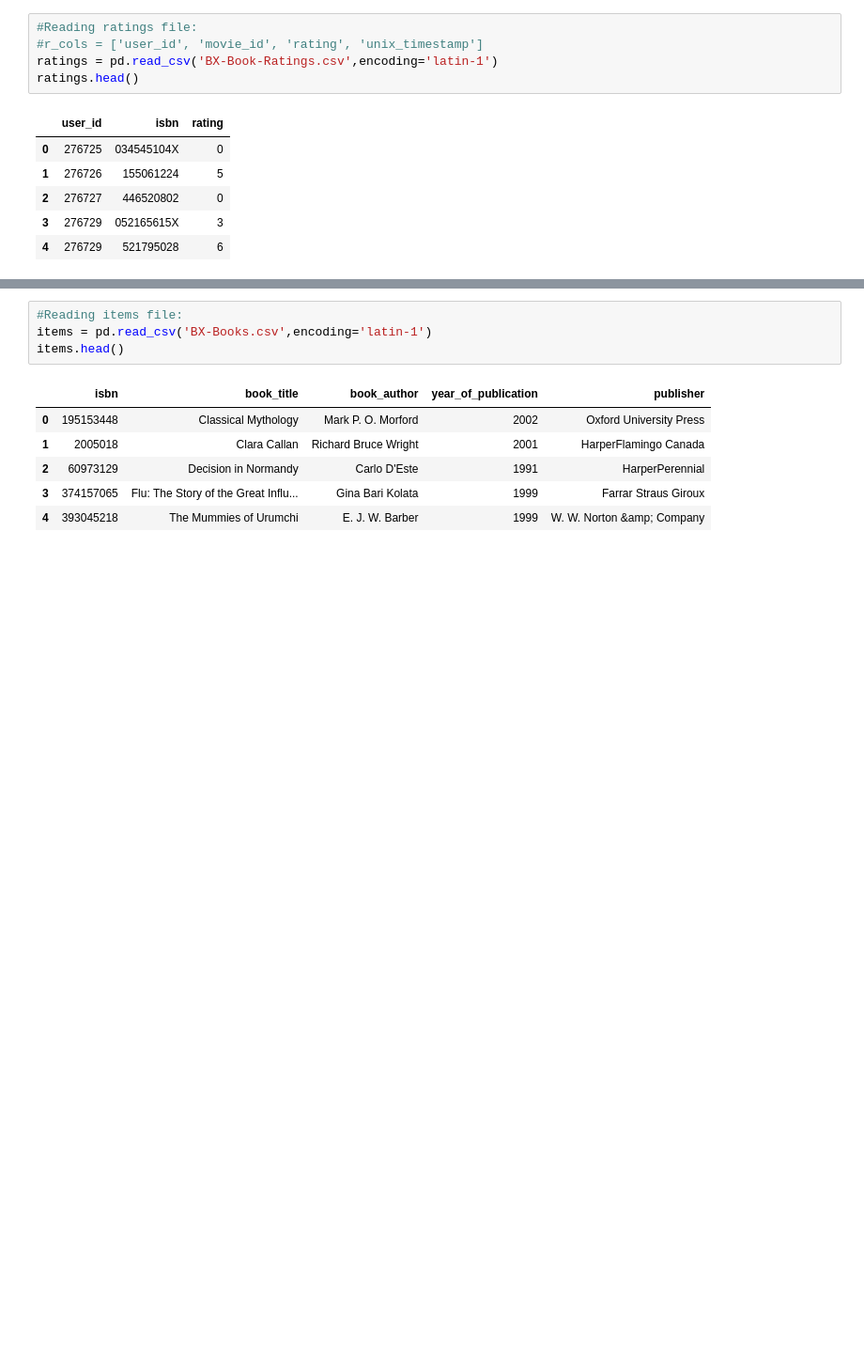
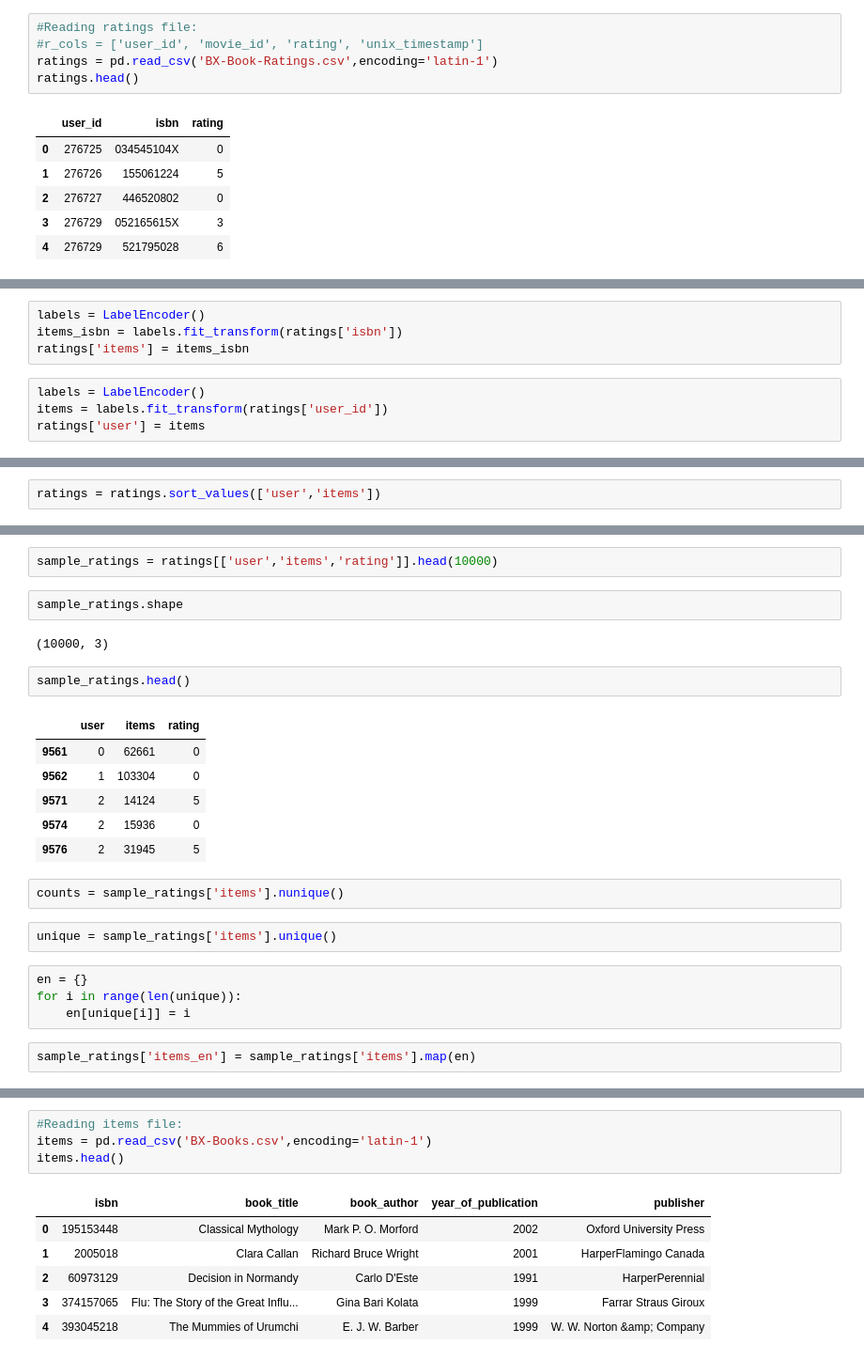
Before and after one commit to plaban1981/recommendation-engine, a Jupyter notebook: Association Rules Mining and Recommendation Systems.ipynb, the cells around one changed output, grey strips where cells are left out. Shown at 94% size. Drawn from its saved outputs; the diff is of its cells as text; blank space fills up the shorter version.

```diff
--- a/Association Rules Mining and Recommendation Systems.ipynb
+++ b/Association Rules Mining and Recommendation Systems.ipynb
@@ -60,0 +77,8 @@ ratings.head()
+# %%
+labels = LabelEncoder()
+items_isbn = labels.fit_transform(ratings['isbn'])
+ratings['items'] = items_isbn
+# %%
+labels = LabelEncoder()
+items = labels.fit_transform(ratings['user_id'])
+ratings['user'] = items
@@ -60,0 +94,2 @@ ratings.head()
+# %%
+ratings = ratings.sort_values(['user','items'])
@@ -60,0 +105,25 @@ ratings.head()
+# %%
+sample_ratings = ratings[['user','items','rating']].head(10000)
+# %%
+sample_ratings.shape
+# %% [output]
+(10000, 3)
+# %%
+sample_ratings.head()
+# %% [output]
+|  | user | items | rating |
+| 9561 | 0 | 62661 | 0 |
+| 9562 | 1 | 103304 | 0 |
+| 9571 | 2 | 14124 | 5 |
+| 9574 | 2 | 15936 | 0 |
+| 9576 | 2 | 31945 | 5 |
+# %%
+counts = sample_ratings['items'].nunique()
+# %%
+unique = sample_ratings['items'].unique()
+# %%
+en = {}
+for i in range(len(unique)):
+    en[unique[i]] = i
+# %%
+sample_ratings['items_en'] = sample_ratings['items'].map(en)
```
Also changed, not shown: parts of 47 cells of this notebook.
